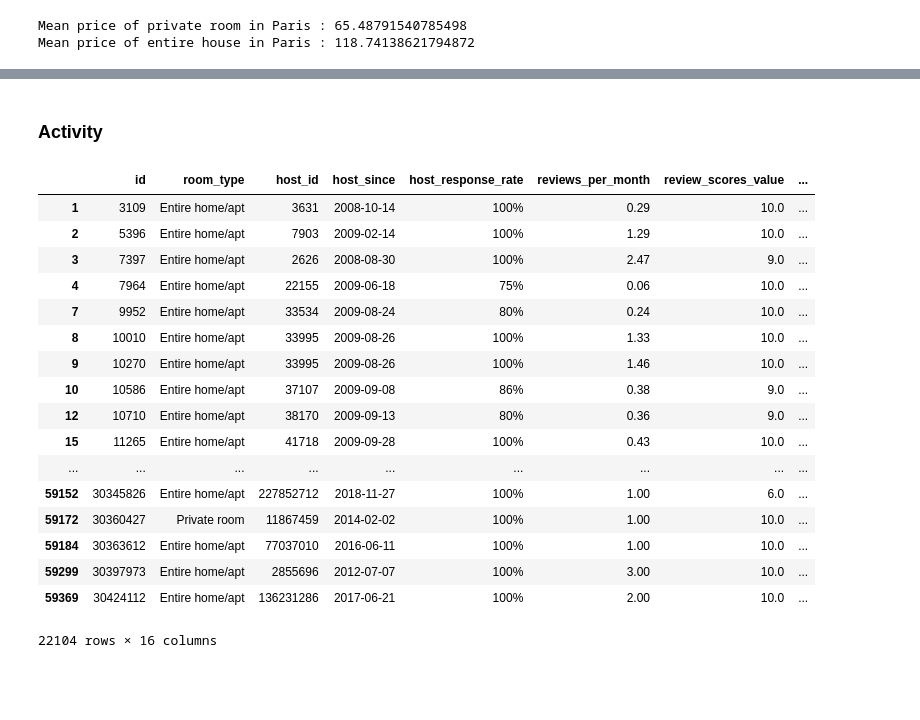
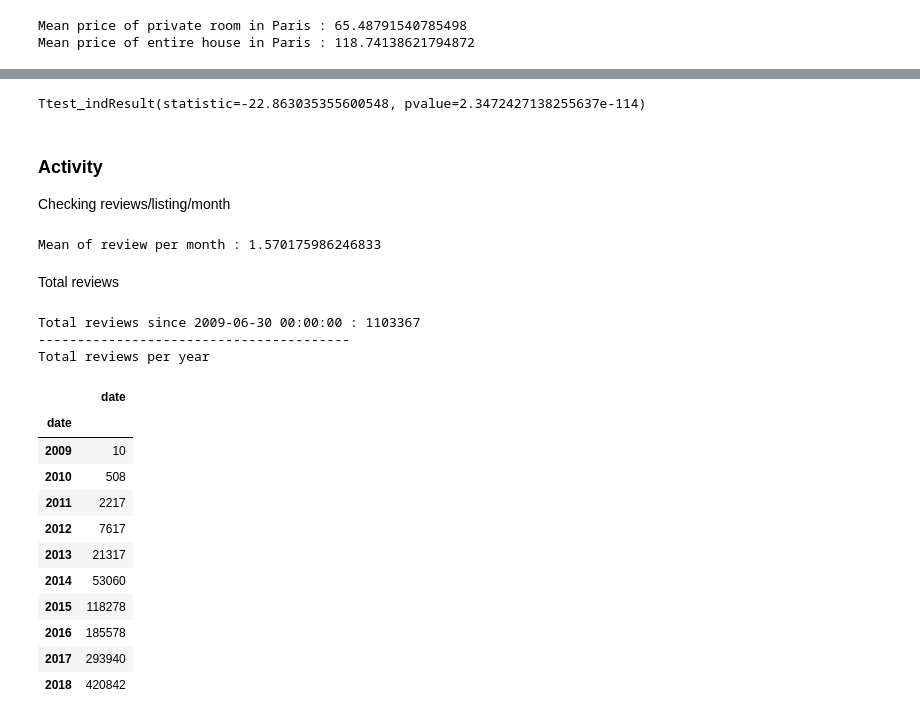
Before and after one commit to CaillouxZinzin/AirBnBAnalysis, a Jupyter notebook: AirbnbAnalysis/ParisData.ipynb, the cells around one changed output, grey strips where cells are left out. Cells and saved outputs as stored; diff of their text form; code cells hidden in the pictures; blank space fills up the shorter version.

```diff
--- a/AirbnbAnalysis/ParisData.ipynb
+++ b/AirbnbAnalysis/ParisData.ipynb
@@ -162,23 +165,41 @@ Mean price of entire house in Paris : 118.74138621794872
+# %%
+ttest_ind(paris_private_room['price'], paris_entire_house['price'])
+# %% [output]
+Ttest_indResult(statistic=-22.863035355600548, pvalue=2.3472427138255637e-114)
 # %% [markdown]
 ### Activity
+
+Checking reviews/listing/month
-# %%
-paris_room
-# %% [output]
-|  | id | room_type | host_id | host_since | host_response_rate | reviews_per_month | review_scores_value | ... |
-| 1 | 3109 | Entire home/apt | 3631 | 2008-10-14 | 100% | 0.29 | 10.0 | ... |
-| 2 | 5396 | Entire home/apt | 7903 | 2009-02-14 | 100% | 1.29 | 10.0 | ... |
-| 3 | 7397 | Entire home/apt | 2626 | 2008-08-30 | 100% | 2.47 | 9.0 | ... |
-| 4 | 7964 | Entire home/apt | 22155 | 2009-06-18 | 75% | 0.06 | 10.0 | ... |
-| 7 | 9952 | Entire home/apt | 33534 | 2009-08-24 | 80% | 0.24 | 10.0 | ... |
-| 8 | 10010 | Entire home/apt | 33995 | 2009-08-26 | 100% | 1.33 | 10.0 | ... |
-| 9 | 10270 | Entire home/apt | 33995 | 2009-08-26 | 100% | 1.46 | 10.0 | ... |
-| 10 | 10586 | Entire home/apt | 37107 | 2009-09-08 | 86% | 0.38 | 9.0 | ... |
-| 12 | 10710 | Entire home/apt | 38170 | 2009-09-13 | 80% | 0.36 | 9.0 | ... |
-| 15 | 11265 | Entire home/apt | 41718 | 2009-09-28 | 100% | 0.43 | 10.0 | ... |
-| ... | ... | ... | ... | ... | ... | ... | ... | ... |
-| 59152 | 30345826 | Entire home/apt | 227852712 | 2018-11-27 | 100% | 1.00 | 6.0 | ... |
-| 59172 | 30360427 | Private room | 11867459 | 2014-02-02 | 100% | 1.00 | 10.0 | ... |
-| 59184 | 30363612 | Entire home/apt | 77037010 | 2016-06-11 | 100% | 1.00 | 10.0 | ... |
-| 59299 | 30397973 | Entire home/apt | 2855696 | 2012-07-07 | 100% | 3.00 | 10.0 | ... |
-| 59369 | 30424112 | Entire home/apt | 136231286 | 2017-06-21 | 100% | 2.00 | 10.0 | ... |
-22104 rows × 16 columns
+# %%
+review_per_month_mean = paris_room.reviews_per_month.mean()
+print("Mean of review per month : "+str(review_per_month_mean))
+# %% [output]
+Mean of review per month : 1.570175986246833
+# %% [markdown]
+Total reviews
+# %%
+total_reviews_paris = len(paris_reviews)
+first_reviews = min(paris_reviews['date'])
+print("Total reviews since "+str(first_reviews)+" : "+str(total_reviews_paris))
+print("----------------------------------------")
+paris_reviews['date'] = pd.to_datetime(paris_reviews["date"])
+year_selection = paris_reviews.loc[:,['date']]
+year_reviews = year_selection.groupby(year_selection.date.dt.year).count()
+print("Total reviews per year")
+year_reviews
+# %% [output]
+Total reviews since 2009-06-30 00:00:00 : 1103367
+----------------------------------------
+Total reviews per year
+|  | date |
+| date |  |
+| 2009 | 10 |
+| 2010 | 508 |
+| 2011 | 2217 |
+| 2012 | 7617 |
+| 2013 | 21317 |
+| 2014 | 53060 |
+| 2015 | 118278 |
+| 2016 | 185578 |
+| 2017 | 293940 |
+| 2018 | 420842 |
```
Also changed, not shown: parts of 5 cells of this notebook.
